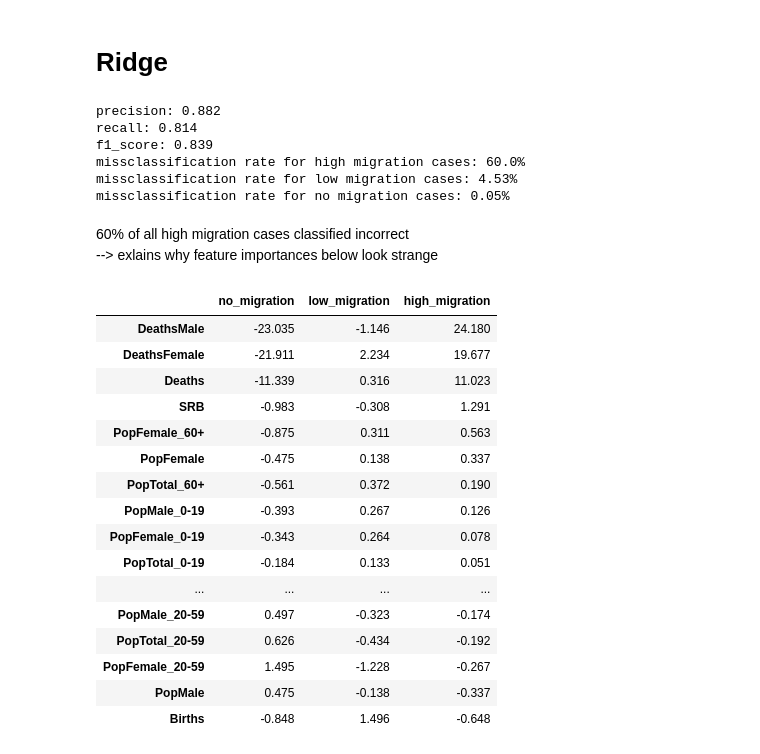
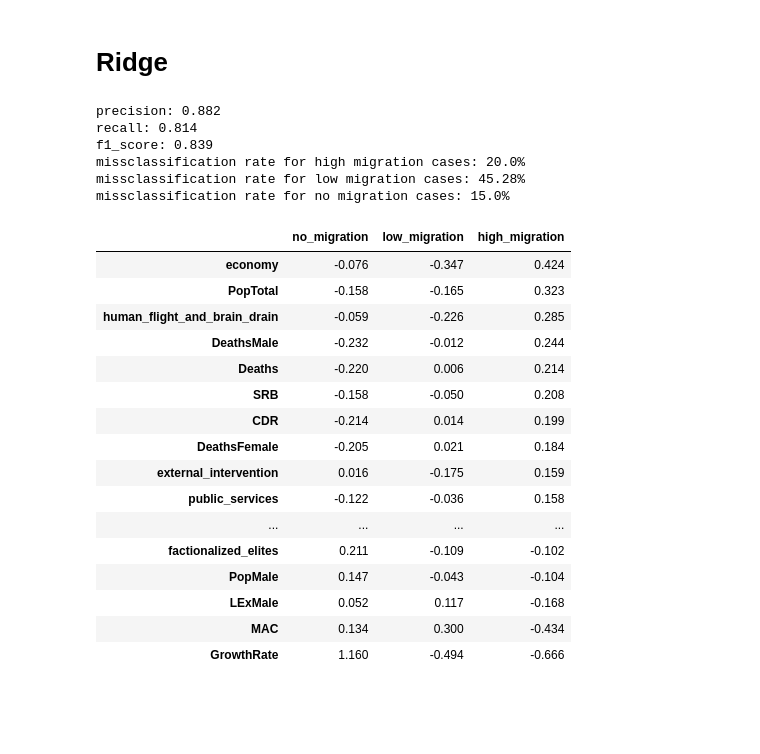
Before and after one commit to oStritze/dopp3, a Jupyter notebook: src/predict_high_migration.ipynb, the cells around one changed output. Saved outputs shown, nothing was run; the diff lists cells and outputs as text; code cells hidden in the pictures; blank space fills up the shorter version.

```diff
--- a/src/predict_high_migration.ipynb
+++ b/src/predict_high_migration.ipynb
@@ -150,5 +158,5 @@ rf_feature_importances.sort_values(by="importance", ascending=False)
 # %%
-precision, recall, f1, confusion_high, confusion_low, confusion_no = do_crossval(X, y, RidgeClassifier(normalize=True, class_weight="balanced"))
+precision, recall, f1, confusion_high, confusion_low, confusion_no = do_crossval(MinMaxScaler().fit_transform(X), y, RidgeClassifier(normalize=True, class_weight="balanced"))
 print("precision: " + str(precision) +
       "\nrecall: " + str(recall) +
       "\nf1_score: " + str(f1) +
@@ -160,34 +168,31 @@ print("precision: " + str(precision) +
 precision: 0.882
 recall: 0.814
 f1_score: 0.839
-missclassification rate for high migration cases: 60.0%
-missclassification rate for low migration cases: 4.53%
-missclassification rate for no migration cases: 0.05%
+missclassification rate for high migration cases: 20.0%
+missclassification rate for low migration cases: 45.28%
+missclassification rate for no migration cases: 15.0%
-# %% [markdown]
-60% of all high migration cases classified incorrect
---> exlains why feature importances below look strange
 # %%
-ridge_feature_importances = pd.DataFrame(RidgeClassifier(normalize=True, class_weight="balanced").fit(X,y).coef_)
+ridge_feature_importances = pd.DataFrame(RidgeClassifier(normalize=True, class_weight="balanced").fit(MinMaxScaler().fit_transform(X),y).coef_)
 ridge_feature_importances.columns = X.columns
 ridge_feature_importances = ridge_feature_importances.T
 ridge_feature_importances.columns = ['no_migration', 'low_migration', 'high_migration']
 ridge_feature_importances = ridge_feature_importances.round(3)
 ridge_feature_importances.sort_values(by="high_migration", ascending=False)
 # %% [output]
 |  | no_migration | low_migration | high_migration |
-| DeathsMale | -23.035 | -1.146 | 24.180 |
-| DeathsFemale | -21.911 | 2.234 | 19.677 |
-| Deaths | -11.339 | 0.316 | 11.023 |
-| SRB | -0.983 | -0.308 | 1.291 |
-| PopFemale_60+ | -0.875 | 0.311 | 0.563 |
-| PopFemale | -0.475 | 0.138 | 0.337 |
-| PopTotal_60+ | -0.561 | 0.372 | 0.190 |
-| PopMale_0-19 | -0.393 | 0.267 | 0.126 |
-| PopFemale_0-19 | -0.343 | 0.264 | 0.078 |
-| PopTotal_0-19 | -0.184 | 0.133 | 0.051 |
+| economy | -0.076 | -0.347 | 0.424 |
+| PopTotal | -0.158 | -0.165 | 0.323 |
+| human_flight_and_brain_drain | -0.059 | -0.226 | 0.285 |
+| DeathsMale | -0.232 | -0.012 | 0.244 |
+| Deaths | -0.220 | 0.006 | 0.214 |
+| SRB | -0.158 | -0.050 | 0.208 |
+| CDR | -0.214 | 0.014 | 0.199 |
+| DeathsFemale | -0.205 | 0.021 | 0.184 |
+| external_intervention | 0.016 | -0.175 | 0.159 |
+| public_services | -0.122 | -0.036 | 0.158 |
 | ... | ... | ... | ... |
-| PopMale_20-59 | 0.497 | -0.323 | -0.174 |
-| PopTotal_20-59 | 0.626 | -0.434 | -0.192 |
-| PopFemale_20-59 | 1.495 | -1.228 | -0.267 |
-| PopMale | 0.475 | -0.138 | -0.337 |
-| Births | -0.848 | 1.496 | -0.648 |
+| factionalized_elites | 0.211 | -0.109 | -0.102 |
+| PopMale | 0.147 | -0.043 | -0.104 |
+| LExMale | 0.052 | 0.117 | -0.168 |
+| MAC | 0.134 | 0.300 | -0.434 |
+| GrowthRate | 1.160 | -0.494 | -0.666 |
```
Also changed, not shown: parts of 11 cells of this notebook, 1 other file.
